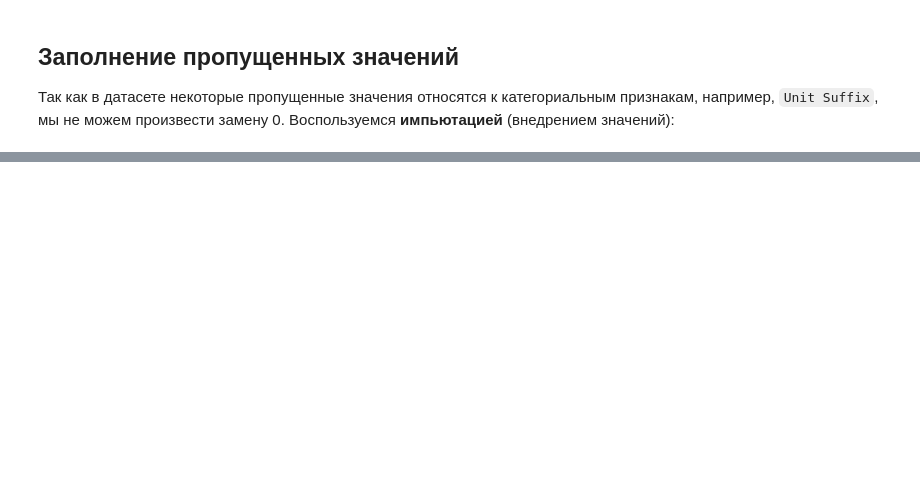
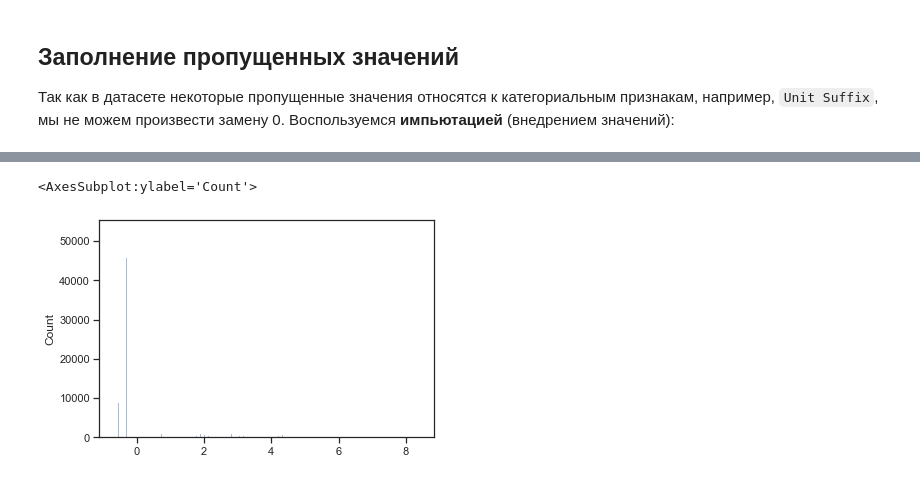
Before and after one commit to ugapanyuk/ml_course_2022, a Jupyter notebook: tmo/MachineLearningTechnologies__Labs/MachineLearningTechnologies__Lab2/Lab2.ipynb, the cells around one changed output, grey strips where cells are left out. Cells and saved outputs as stored; diff of their text form; code cells hidden in the pictures; blank space fills up the shorter version.

```diff
--- a/tmo/MachineLearningTechnologies__Labs/MachineLearningTechnologies__Lab2/Lab2.ipynb
+++ b/tmo/MachineLearningTechnologies__Labs/MachineLearningTechnologies__Lab2/Lab2.ipynb
@@ -315,0 +526,8 @@ for plot_num, method in enumerate(methods):
+# %%
+standard_scaler = StandardScaler()
+standard_scaled_data = standard_scaler.fit_transform(data[['Number of Existing Stories']])
+# %%
+sns.histplot(standard_scaled_data, legend=False)
+# %% [output]
+<AxesSubplot:ylabel='Count'>
+[figure, added]
```
Also changed, not shown: parts of 63 cells of this notebook.
